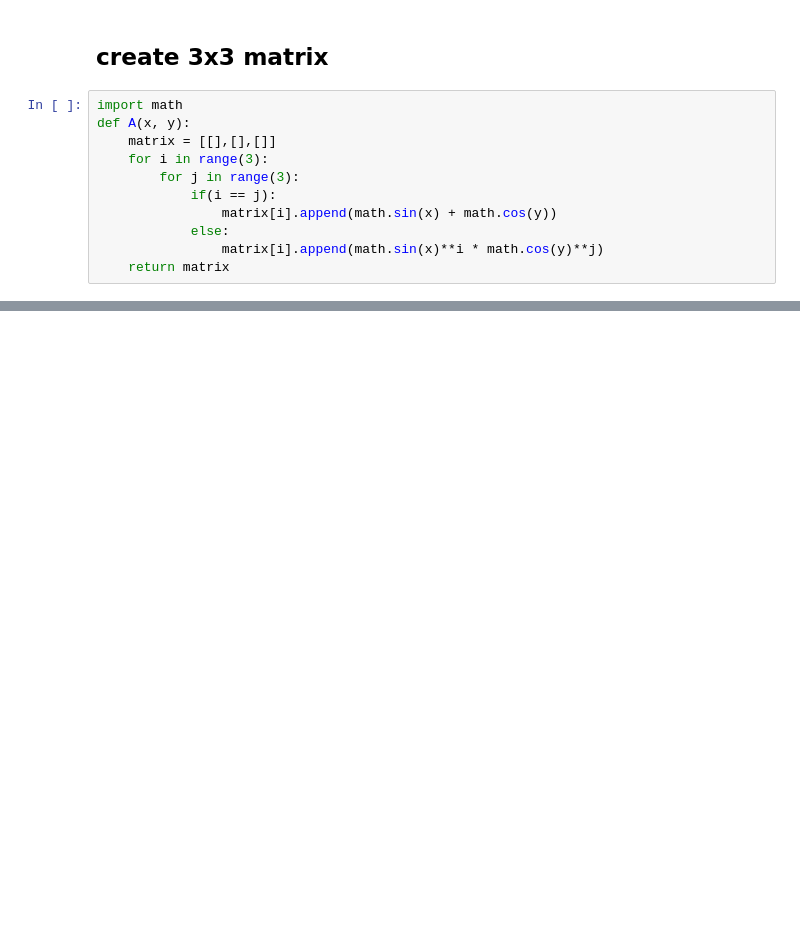
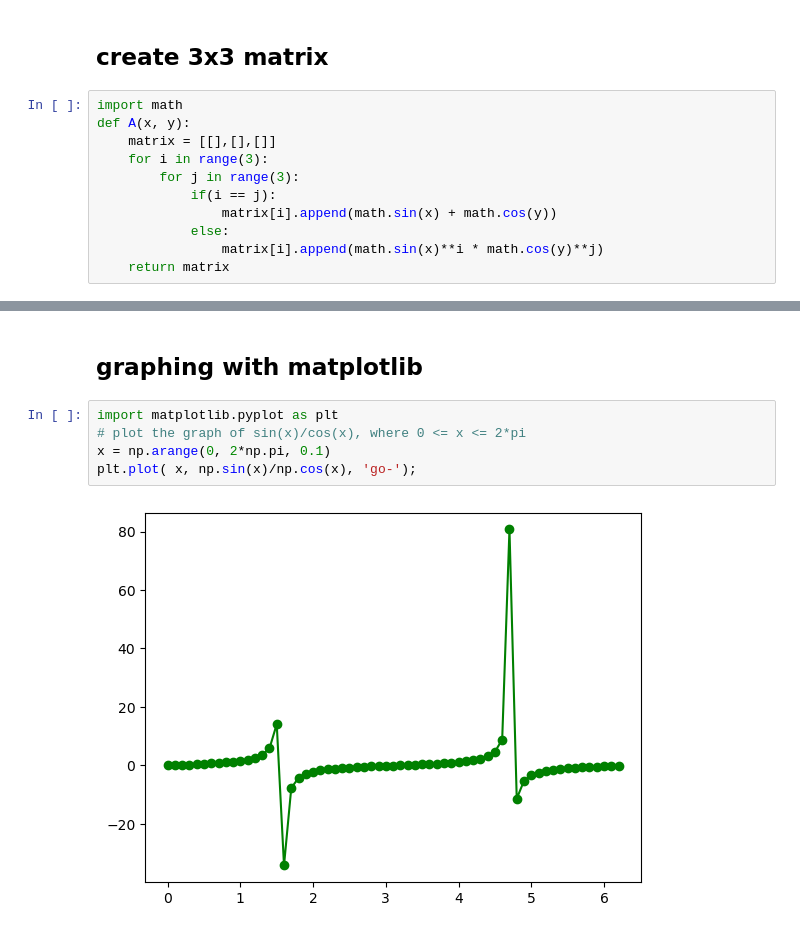
Before and after one commit to Rhys18751996/MathProgrammingJupyter, a Jupyter notebook: helperSheet.ipynb, the cells around one changed output, grey strips where cells are left out. Saved outputs shown, nothing was run; the diff lists cells and outputs as text; blank space fills up the shorter version.

```diff
--- a/helperSheet.ipynb
+++ b/helperSheet.ipynb
@@ -464,0 +504,9 @@ def A(x, y):
+# %% [markdown]
+## graphing with matplotlib
+# %%
+import matplotlib.pyplot as plt
+# plot the graph of sin(x)/cos(x), where 0 <= x <= 2*pi
+x = np.arange(0, 2*np.pi, 0.1)
+plt.plot( x, np.sin(x)/np.cos(x), 'go-');
+# %% [output]
+[figure, added]
```
Also changed, not shown: parts of 8 cells of this notebook.
